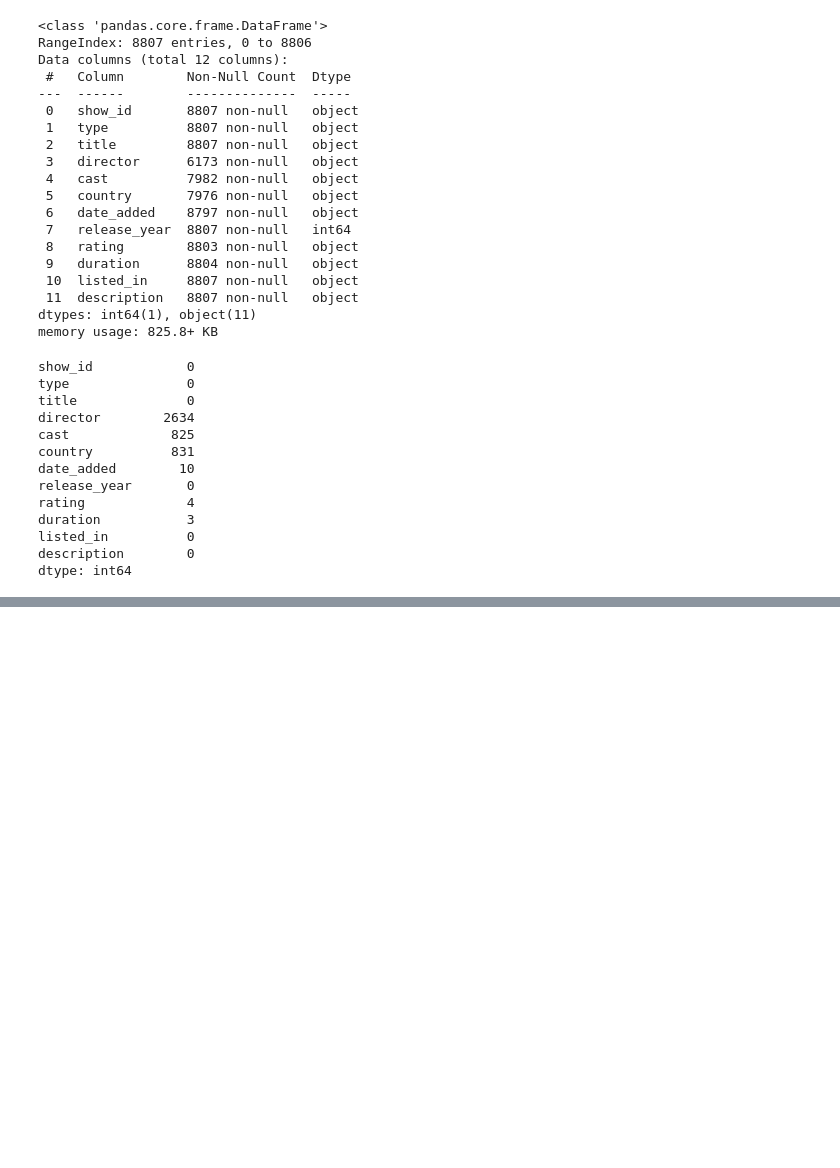
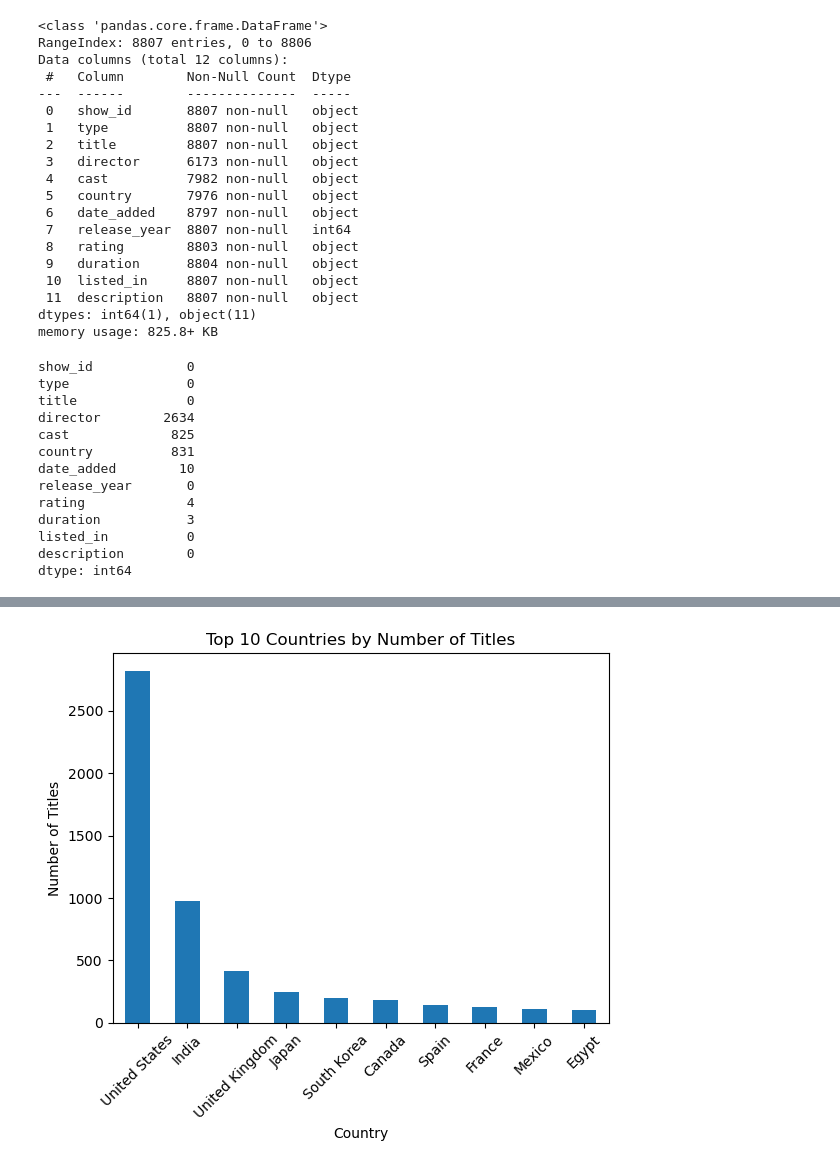
Before and after one commit to kamran-rezaei/netflix-analysis, a Jupyter notebook: netflix_analysis.ipynb, the cells around one changed output, grey strips where cells are left out. Cells and saved outputs as stored; diff of their text form; code cells hidden in the pictures; blank space fills up the shorter version.

```diff
--- a/netflix_analysis.ipynb
+++ b/netflix_analysis.ipynb
@@ -59,0 +83,9 @@ plt.show()
+# %%
+data['country'].value_counts().head(10).plot(kind = 'bar')
+plt.title('Top 10 Countries by Number of Titles')
+plt.xlabel('Country')
+plt.ylabel('Number of Titles')
+plt.xticks(rotation = 45)
+plt.show()
+# %% [output]
+[figure, added]
```
Also changed, not shown: parts of 3 cells of this notebook.
